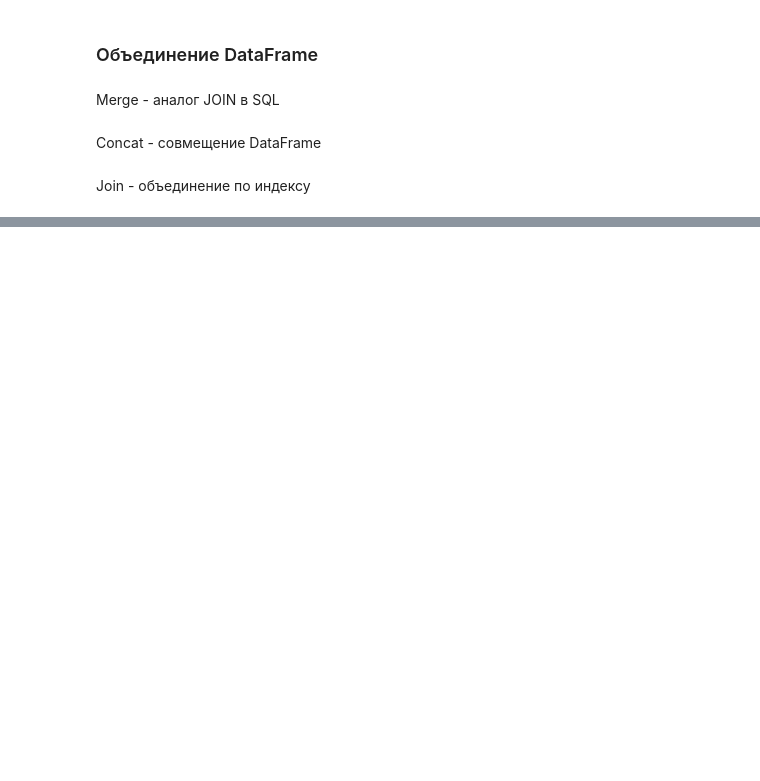
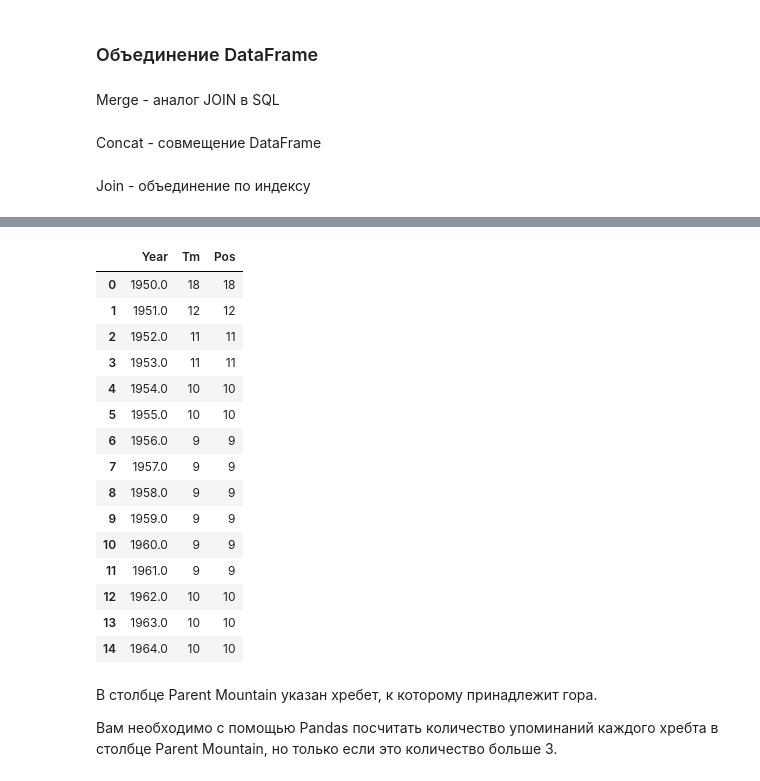
Before and after one commit to ihplotn/test_ds, a Jupyter notebook: Modul_02_Pandas/Pandas.ipynb, the cells around one changed output, grey strips where cells are left out. Saved outputs shown, nothing was run; the diff lists cells and outputs as text; code cells hidden in the pictures; blank space fills up the shorter version.

```diff
--- a/Modul_02_Pandas/Pandas.ipynb
+++ b/Modul_02_Pandas/Pandas.ipynb
@@ -704,0 +760,3 @@ df1.join( df2, how = 'left', lsuffix = '_df1', rsuffix = '_df2' )
+# %%
+df_dz1 = pd.read_csv('./Homework/teams_stats.csv')
+df_dz1.groupby('Year')['Tm'].nunique ()
@@ -704,0 +777,27 @@ df1.join( df2, how = 'left', lsuffix = '_df1', rsuffix = '_df2' )
+# %%
+df_dz1 = df_dz1[[ 'Year', 'Tm', 'Pos']]
+# %%
+df_dz1_year = df_dz1.groupby( ['Year', 'Tm'] ).count().reset_index()
+# %%
+df_dz1_year.groupby( ['Year'] ).count().reset_index().head(15)
+# %% [output]
+|  | Year | Tm | Pos |
+| 0 | 1950.0 | 18 | 18 |
+| 1 | 1951.0 | 12 | 12 |
+| 2 | 1952.0 | 11 | 11 |
+| 3 | 1953.0 | 11 | 11 |
+| 4 | 1954.0 | 10 | 10 |
+| 5 | 1955.0 | 10 | 10 |
+| 6 | 1956.0 | 9 | 9 |
+| 7 | 1957.0 | 9 | 9 |
+| 8 | 1958.0 | 9 | 9 |
+| 9 | 1959.0 | 9 | 9 |
+| 10 | 1960.0 | 9 | 9 |
+| 11 | 1961.0 | 9 | 9 |
+| 12 | 1962.0 | 10 | 10 |
+| 13 | 1963.0 | 10 | 10 |
+| 14 | 1964.0 | 10 | 10 |
+# %% [markdown]
+В столбце Parent Mountain указан хребет, к которому принадлежит гора.
+
+Вам необходимо с помощью Pandas посчитать количество упоминаний каждого хребта в столбце Parent Mountain, но только если это количество больше 3.
```
Also changed, not shown: parts of 8 cells of this notebook, 2 other files.
